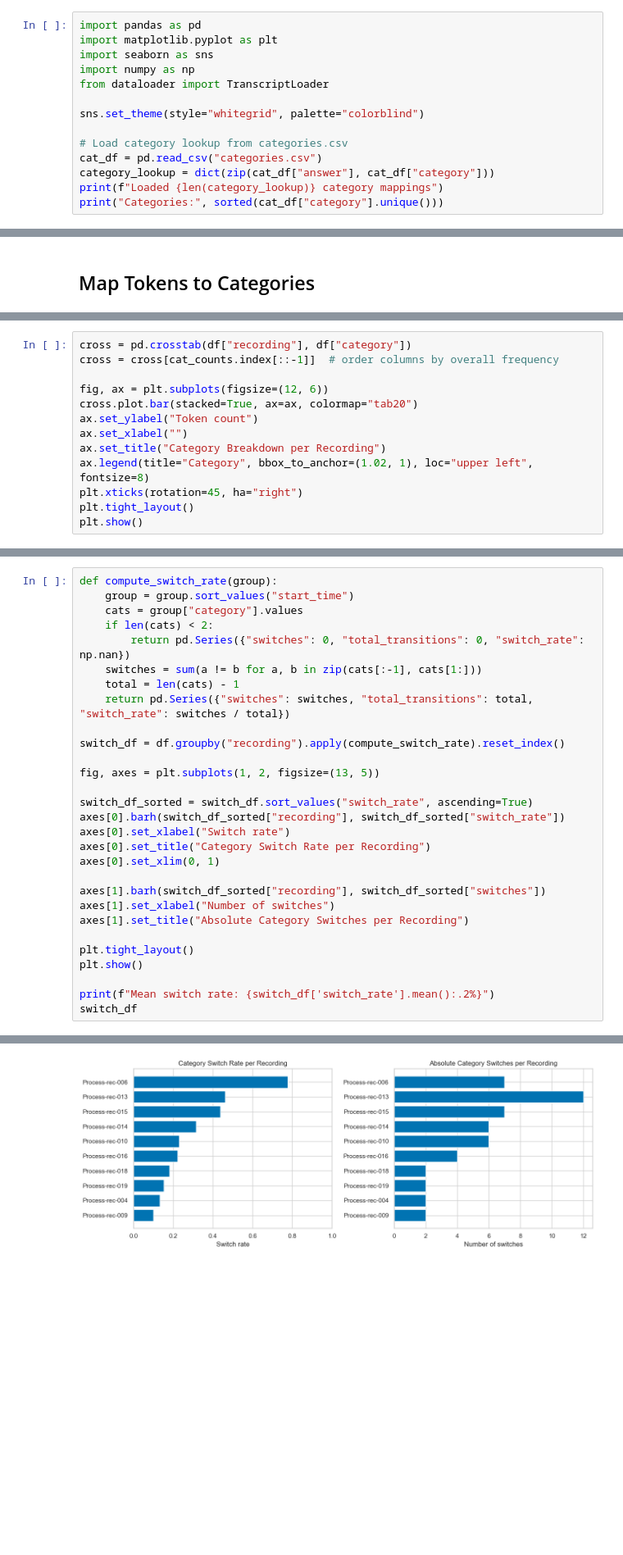
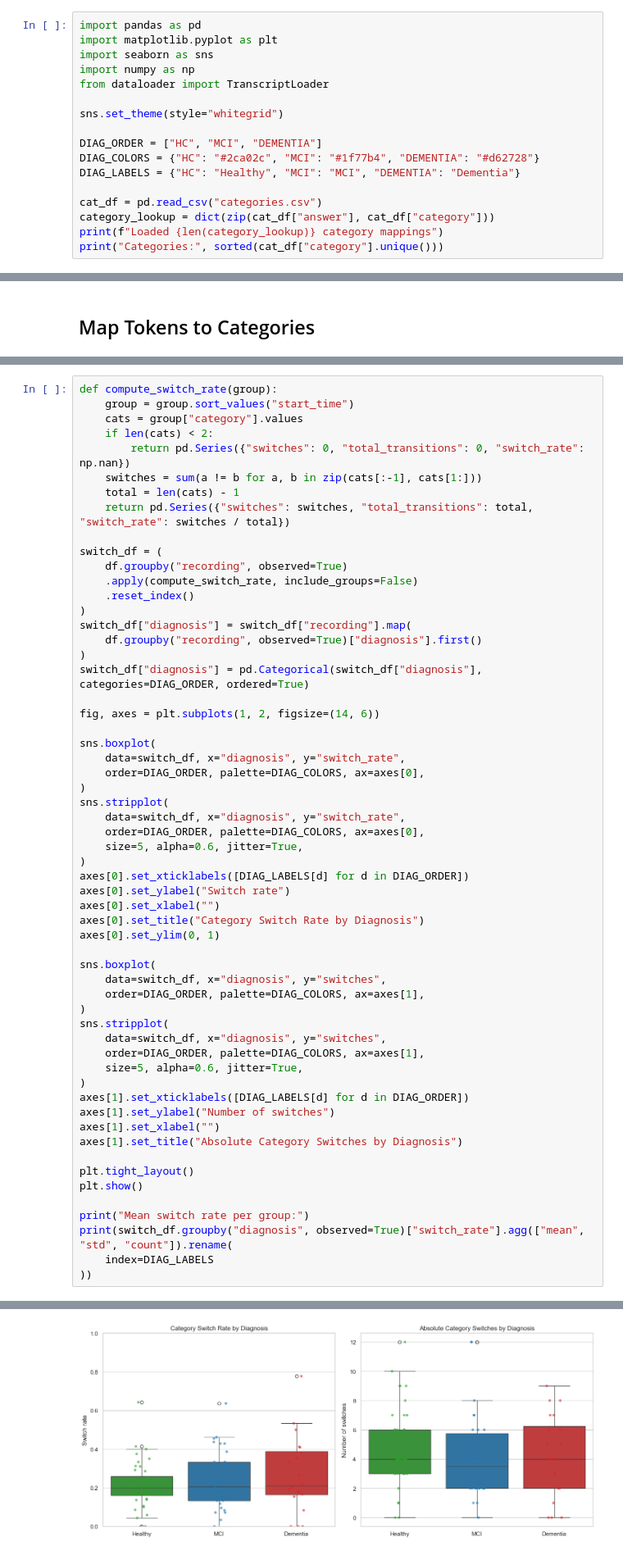
Before and after one commit to bentindal/cognospeak-pft-sft-pauses-data-analysis, a Jupyter notebook: sft_category_analysis.ipynb, the cells around one changed output, grey strips where cells are left out. Shown at 82% size. Cells and saved outputs as stored; diff of their text form; blank space fills up the shorter version.

```diff
--- a/sft_category_analysis.ipynb
+++ b/sft_category_analysis.ipynb
@@ -9,9 +9,12 @@ import seaborn as sns
 import numpy as np
 from dataloader import TranscriptLoader
 
-sns.set_theme(style="whitegrid", palette="colorblind")
+sns.set_theme(style="whitegrid")
 
-# Load category lookup from categories.csv
+DIAG_ORDER = ["HC", "MCI", "DEMENTIA"]
+DIAG_COLORS = {"HC": "#2ca02c", "MCI": "#1f77b4", "DEMENTIA": "#d62728"}
+DIAG_LABELS = {"HC": "Healthy", "MCI": "MCI", "DEMENTIA": "Dementia"}
+
 cat_df = pd.read_csv("categories.csv")
 category_lookup = dict(zip(cat_df["answer"], cat_df["category"]))
 print(f"Loaded {len(category_lookup)} category mappings")
@@ -116,13 +138,0 @@ plt.show()
-# %%
-cross = pd.crosstab(df["recording"], df["category"])
-cross = cross[cat_counts.index[::-1]]  # order columns by overall frequency
-
-fig, ax = plt.subplots(figsize=(12, 6))
-cross.plot.bar(stacked=True, ax=ax, colormap="tab20")
-ax.set_ylabel("Token count")
-ax.set_xlabel("")
-ax.set_title("Category Breakdown per Recording")
-ax.legend(title="Category", bbox_to_anchor=(1.02, 1), loc="upper left", fontsize=8)
-plt.xticks(rotation=45, ha="right")
-plt.tight_layout()
-plt.show()
@@ -207,23 +267,52 @@ def compute_switch_rate(group):
     total = len(cats) - 1
     return pd.Series({"switches": switches, "total_transitions": total, "switch_rate": switches / total})
 
-switch_df = df.groupby("recording").apply(compute_switch_rate).reset_index()
+switch_df = (
+    df.groupby("recording", observed=True)
+    .apply(compute_switch_rate, include_groups=False)
+    .reset_index()
+)
+switch_df["diagnosis"] = switch_df["recording"].map(
+    df.groupby("recording", observed=True)["diagnosis"].first()
+)
+switch_df["diagnosis"] = pd.Categorical(switch_df["diagnosis"], categories=DIAG_ORDER, ordered=True)
 
-fig, axes = plt.subplots(1, 2, figsize=(13, 5))
+fig, axes = plt.subplots(1, 2, figsize=(14, 6))
 
-switch_df_sorted = switch_df.sort_values("switch_rate", ascending=True)
-axes[0].barh(switch_df_sorted["recording"], switch_df_sorted["switch_rate"])
-axes[0].set_xlabel("Switch rate")
-axes[0].set_title("Category Switch Rate per Recording")
-axes[0].set_xlim(0, 1)
+sns.boxplot(
+    data=switch_df, x="diagnosis", y="switch_rate",
+    order=DIAG_ORDER, palette=DIAG_COLORS, ax=axes[0],
+)
+sns.stripplot(
+    data=switch_df, x="diagnosis", y="switch_rate",
+    order=DIAG_ORDER, palette=DIAG_COLORS, ax=axes[0],
+    size=5, alpha=0.6, jitter=True,
+)
+axes[0].set_xticklabels([DIAG_LABELS[d] for d in DIAG_ORDER])
+axes[0].set_ylabel("Switch rate")
+axes[0].set_xlabel("")
+axes[0].set_title("Category Switch Rate by Diagnosis")
+axes[0].set_ylim(0, 1)
 
-axes[1].barh(switch_df_sorted["recording"], switch_df_sorted["switches"])
-axes[1].set_xlabel("Number of switches")
-axes[1].set_title("Absolute Category Switches per Recording")
+sns.boxplot(
+    data=switch_df, x="diagnosis", y="switches",
+    order=DIAG_ORDER, palette=DIAG_COLORS, ax=axes[1],
+)
+sns.stripplot(
+    data=switch_df, x="diagnosis", y="switches",
+    order=DIAG_ORDER, palette=DIAG_COLORS, ax=axes[1],
+    size=5, alpha=0.6, jitter=True,
+)
+axes[1].set_xticklabels([DIAG_LABELS[d] for d in DIAG_ORDER])
+axes[1].set_ylabel("Number of switches")
+axes[1].set_xlabel("")
+axes[1].set_title("Absolute Category Switches by Diagnosis")
 
 plt.tight_layout()
 plt.show()
 
-print(f"Mean switch rate: {switch_df['switch_rate'].mean():.2%}")
-switch_df
+print("Mean switch rate per group:")
+print(switch_df.groupby("diagnosis", observed=True)["switch_rate"].agg(["mean", "std", "count"]).rename(
+    index=DIAG_LABELS
+))
 # %% [output]
@@ -230 +334 @@ switch_df
-[figure, old version]
+[figure, new version]
```
Also changed, not shown: parts of 21 cells of this notebook.
